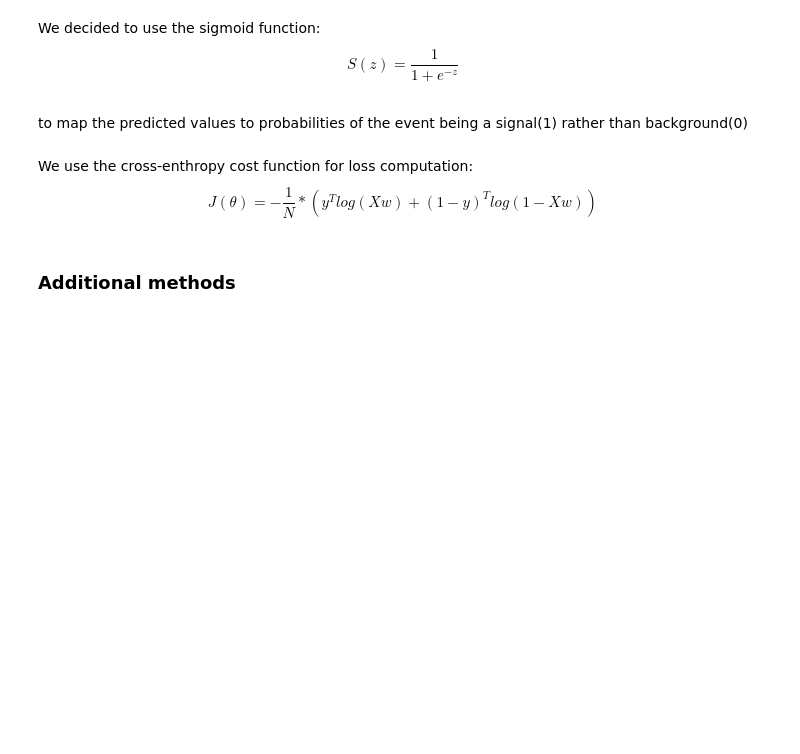
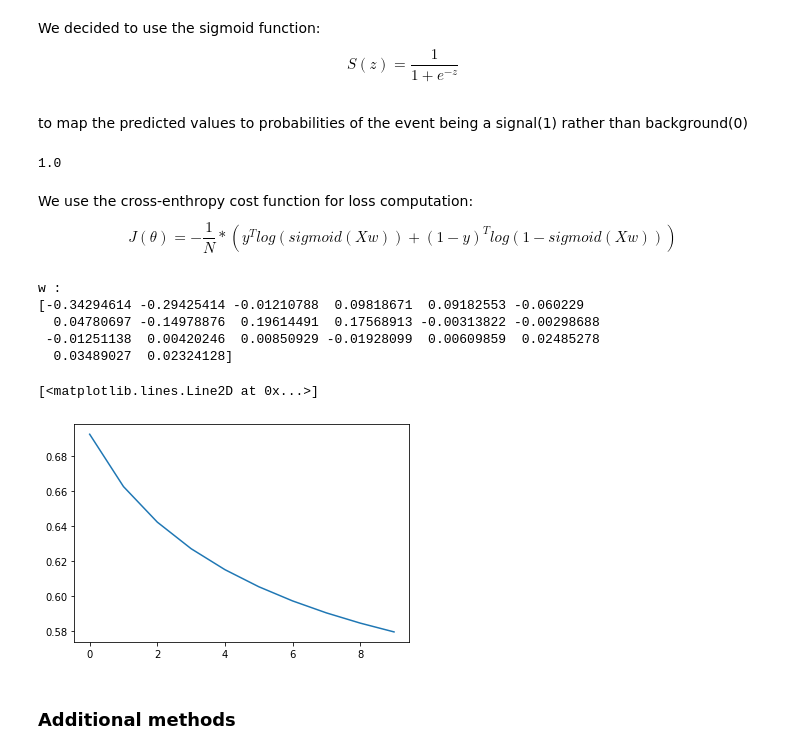
Before and after one commit to plechoss/CS-433-Project1, a Jupyter notebook: project1.ipynb, the cells around one changed output. Saved outputs shown, nothing was run; the diff lists cells and outputs as text; code cells hidden in the pictures; blank space fills up the shorter version.

```diff
--- a/project1.ipynb
+++ b/project1.ipynb
@@ -59,6 +62,10 @@ X_standardized = clean_and_standardize_features(X)
 # %% [markdown]
 We decided to use the sigmoid function: $$S(z) = \frac{1}{1 + e^{-z}}$$ <br />
 to map the predicted values to probabilities of the event being a signal(1) rather than background(0)
+# %%
+1/(1+np.exp(-39))
+# %% [output]
+1.0
 # %%
 def sigmoid(z):
     return 1 / (1 + math.exp(-z))
@@ -70,7 +77,27 @@ def predict(x, w):
     return sigmoid_vec(temp)
 # %% [markdown]
 We use the cross-enthropy cost function for loss computation:
-$$J(\theta) = -\frac{1}{N} * (y^T log(Xw) + (1-y)^T log(1-Xw))$$
+$$J(\theta) = -\frac{1}{N} * (y^T log(sigmoid(Xw)) + (1-y)^T log(1-sigmoid(Xw)))$$
+# %%
+# find where sigmoid goes to 1
+
+max_iters = 10
+gamma = 0.3
+batch_size = 1
+
+method = methods[2]
+losses, w = gradient_descent(Y, X_standardized, np.random.random(X_standardized.shape[1])/100, max_iters, gamma)
+print("w : ")
+print(w)
+plt.plot(losses)
+# %% [output]
+w :
+[-0.34294614 -0.29425414 -0.01210788  0.09818671  0.09182553 -0.060229
+  0.04780697 -0.14978876  0.19614491  0.17568913 -0.00313822 -0.00298688
+ -0.01251138  0.00420246  0.00850929 -0.01928099  0.00609859  0.02485278
+  0.03489027  0.02324128]
+[<matplotlib.lines.Line2D at 0x...>]
+[figure, added]
 # %%
 def compute_loss(y, tx, w):
     predictions = tx@w
```
Also changed, not shown: parts of 12 cells of this notebook.
